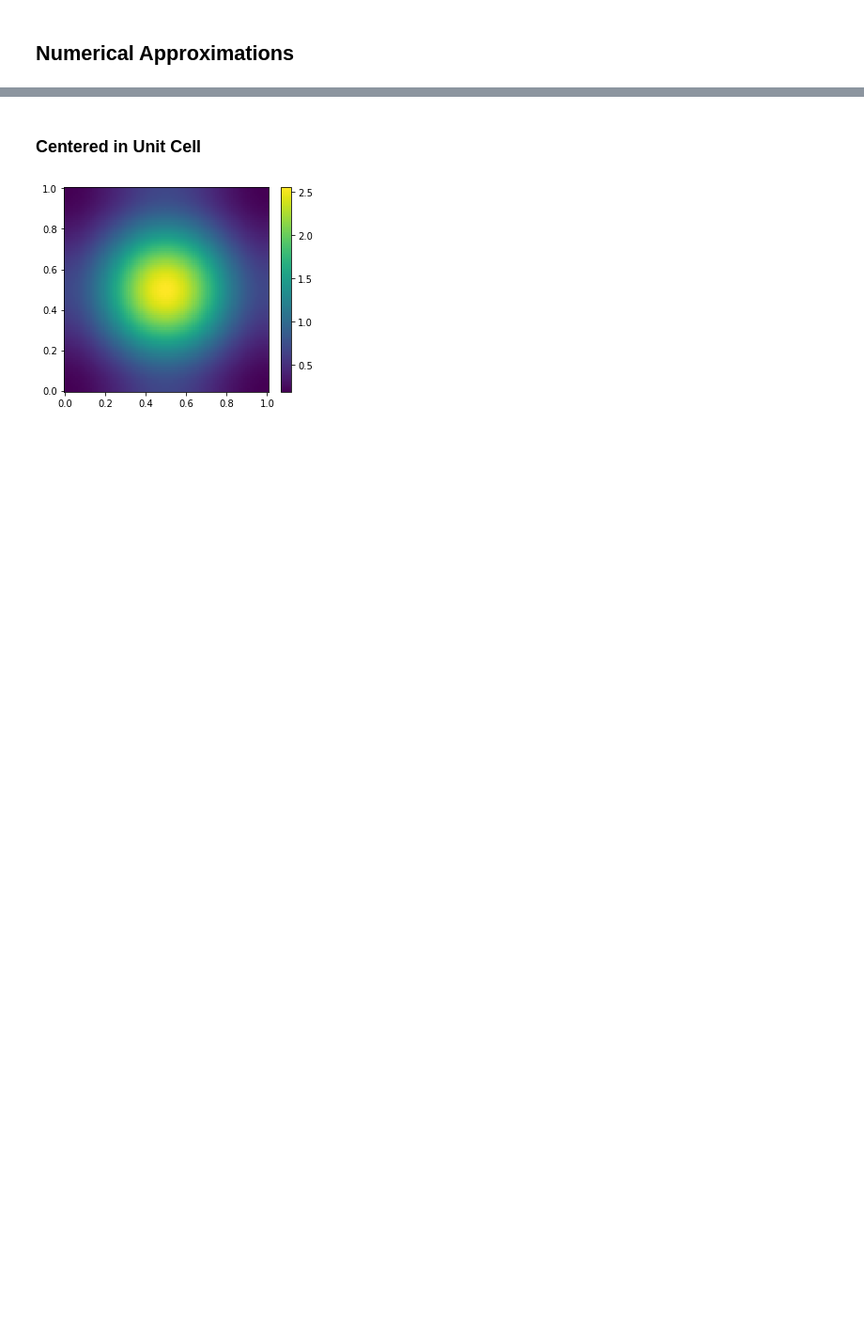
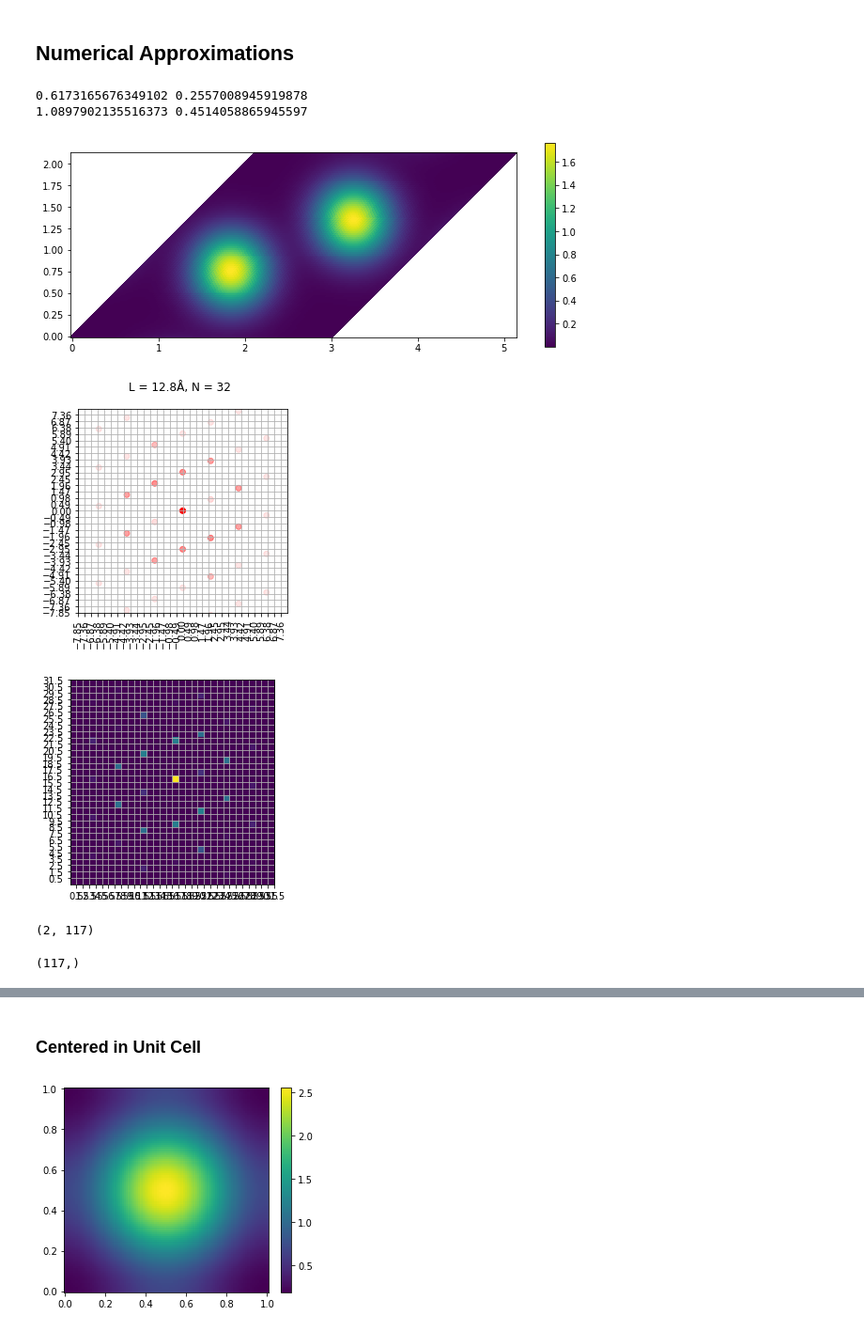
Before and after one commit to markus7800/VoxelNet, a Jupyter notebook: gaussians.ipynb, the cells around one changed output, grey strips where cells are left out. Shown at 94% size. Drawn from its saved outputs; the diff is of its cells as text; code cells hidden in the pictures; blank space fills up the shorter version.

```diff
--- a/gaussians.ipynb
+++ b/gaussians.ipynb
@@ -33,3 +33,28 @@ def get_nD_gaussian(mus, sigma, K, A):
         return res / (2*np.pi * sigma**2)
 
     return s
+# %%
+def plot_2D_reciprocal_lattice(B, G, SG, xlims=None, ylims=None, L=None, N=None):
+    absSG = np.abs(SG)
+
+    plt.figure(figsize=(4,4))
+
+    max_sg = absSG.max()
+    colors = [(1.,0.,0.,v) for v in np.maximum(absSG.reshape(-1) / max_sg, 0.1)]
+    plt.scatter(G[0,:], G[1,:], c=colors)
+    if L and N:
+        e = 2*np.pi/L * N / 2
+        ticks = np.arange(-e, e, 2*np.pi/L)
+        plt.xticks(ticks, rotation=90)
+        plt.yticks(ticks)
+        plt.xlim((-e,e))
+        plt.ylim((-e,e))
+        plt.suptitle(f"L = {L} Å, N = {N}")
+        plt.grid(True)
+    else:
+        if xlims:
+            plt.xlim(xlims)
+        if ylims:
+            plt.ylim(ylims)
+
+    plt.show()
@@ -35,0 +98,34 @@ def get_nD_gaussian(mus, sigma, K, A):
+# %%
+# a = 1
+# alpha = 45 deg = pi/4
+f = 2 * np.sin(np.pi/8)
+e = np.cos(np.pi/8)
+r = f*np.sqrt(4-f**2)/(4+2*f)
+print(np.cos(np.pi/8)*(e-r), np.sin(np.pi/8)*(e-r))
+print(np.cos(np.pi/8)*(e+r), np.sin(np.pi/8)*(e+r))
+# %% [output]
+0.6173165676349102 0.2557008945919878
+1.0897902135516373 0.4514058865945597
+# %%
+L = 12.8
+N = 32
+A = np.array([
+    [1., np.sqrt(0.5)],
+    [0., np.sqrt(0.5)]
+]) * 3
+gauss = get_nD_gaussian(np.array([[0.6173,0.2557], [1.0898, 0.4514]])*3, 0.3, 3, A)
+xi, sr = bravais_lattice(gauss, A)
+plot_2D_realspace_lattice(A, xi, sr)
+mx, my = get_mesh_coords(A, L, N)
+B, G, SG = reciprocal_lattice(gauss, A, mx=mx, my=my, n=101)
+plot_2D_reciprocal_lattice(B, G, SG, L=L, N=N)
+
+descriptor = make_descriptor(G, SG, L, N)
+plt.imshow(descriptor, origin='lower')
+plt.xticks(np.arange(0,N)+0.5)#, rotation=90)
+plt.yticks(np.arange(0,N)+0.5)
+plt.grid(True)
+# %% [output]
+[figure, added]
+[figure, added]
+[figure, added]
@@ -35,0 +167,6 @@ def get_nD_gaussian(mus, sigma, K, A):
+# %%
+m1, m2 = np.meshgrid(mx, my)
+M = np.vstack((m1.reshape(1,-1), m2.reshape(1,-1)))
+M.shape
+# %% [output]
+(2, 117)
@@ -35,0 +175,4 @@ def get_nD_gaussian(mus, sigma, K, A):
+# %%
+np.linalg.norm(G, axis=0).shape
+# %% [output]
+(117,)
```
Also changed, not shown: parts of 14 cells of this notebook, 1 other file.
